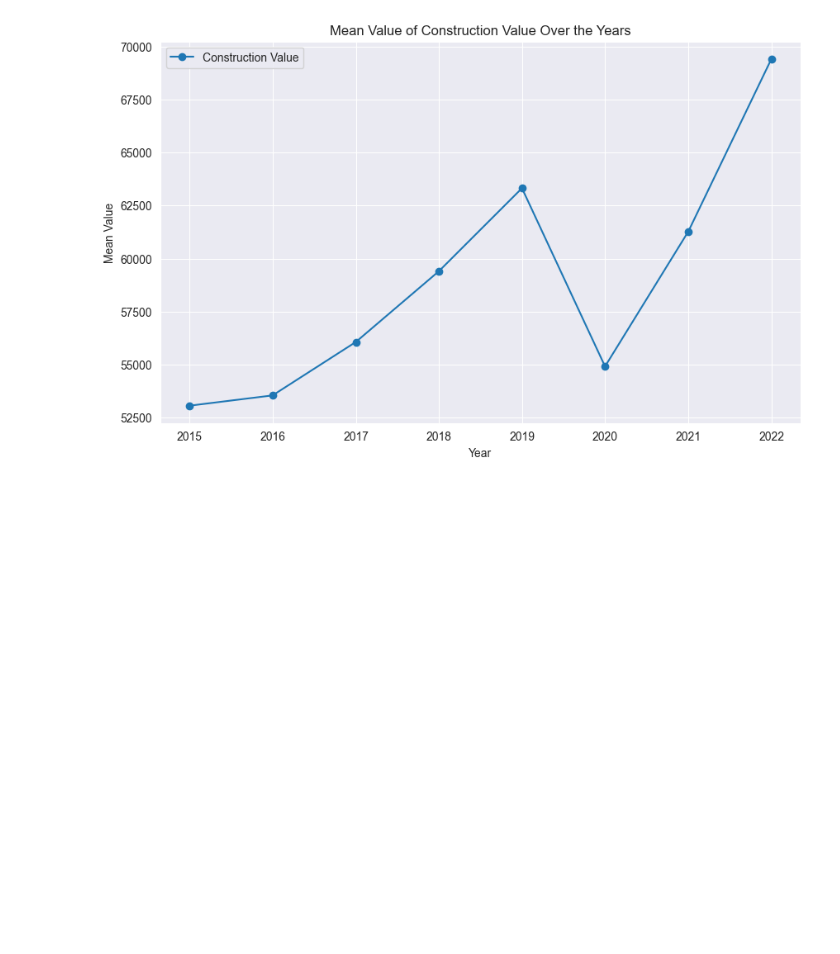
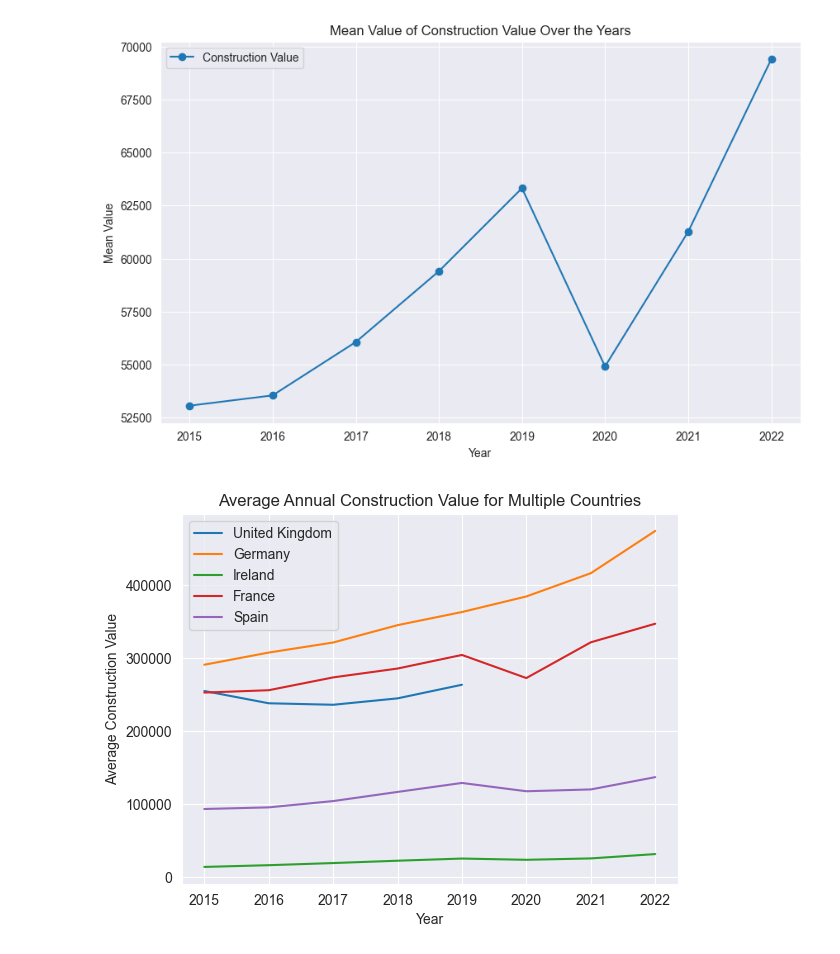
Before and after one commit to sbs23066/CA2---Irish-Construction-Project, a Jupyter notebook: stats.ipynb, the cells around one changed output. Cells and saved outputs as stored; diff of their text form; code cells hidden in the pictures; blank space fills up the shorter version.

Commit message:
Further charts/analysis on gfcf data

```diff
--- a/stats.ipynb
+++ b/stats.ipynb
@@ -108,3 +108,22 @@ Year
 2022-01-01    69422.338462
 Name: Construction Value, dtype: float64
 [figure]
+# %%
+# Calculate mean values for each year and country
+countries = ['United Kingdom', 'Germany','Ireland', 'France', 'Spain']
+# mean_values = gfcf.groupby(['Year', 'Country']).mean().reset_index()
+
+# Plot the mean production index values over time for each country
+for country in countries:
+    country_data = gfcf[gfcf['Country'] == country]
+    mean_values = country_data.groupby('Year')['Construction Value'].mean()
+    plt.plot(mean_values.index, mean_values.values, label=country)
+
+
+plt.xlabel('Year')
+plt.ylabel('Average Construction Value')
+plt.title('Average Annual Construction Value for Multiple Countries')
+plt.legend()
+plt.show()
+# %% [output]
+[figure, added]
```
Also changed, not shown: parts of 1 cell of this notebook.
